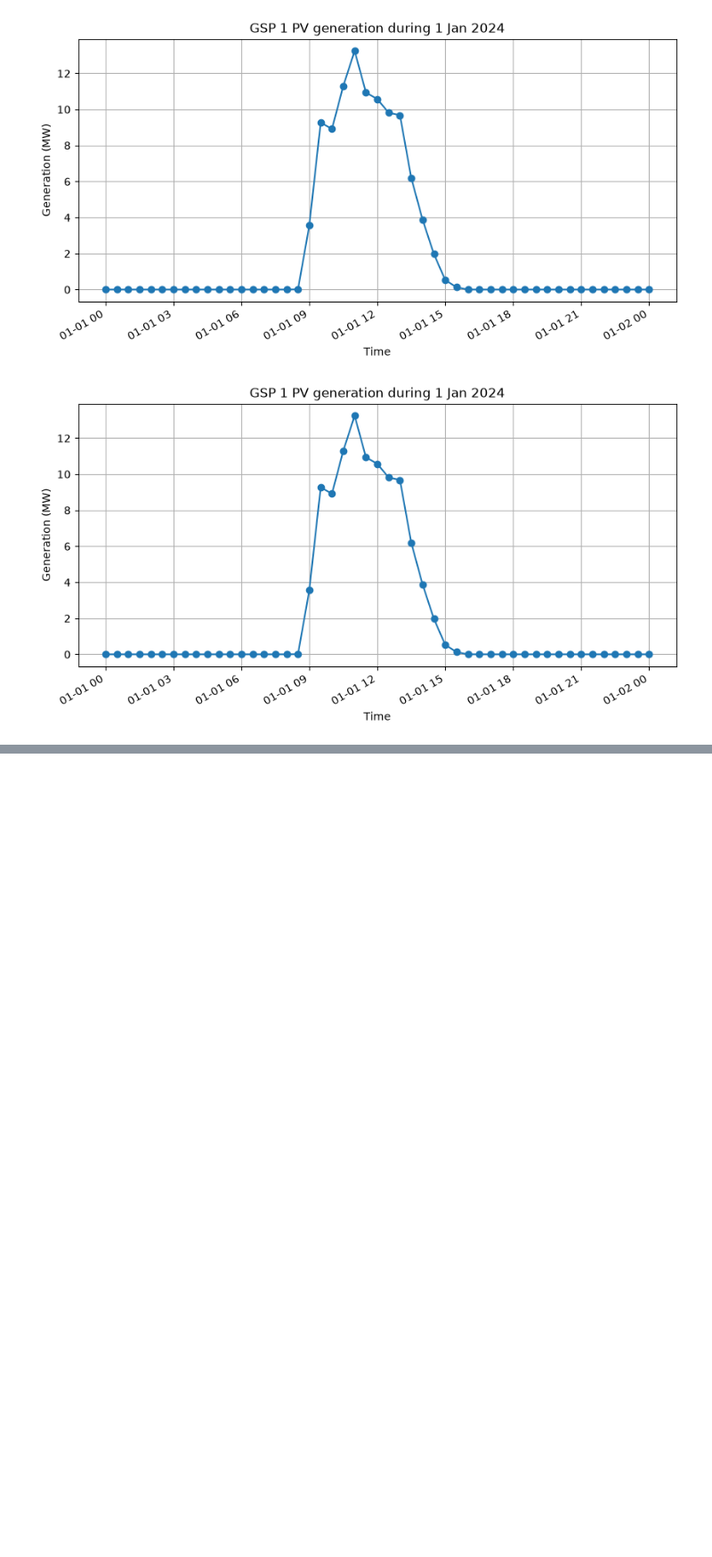
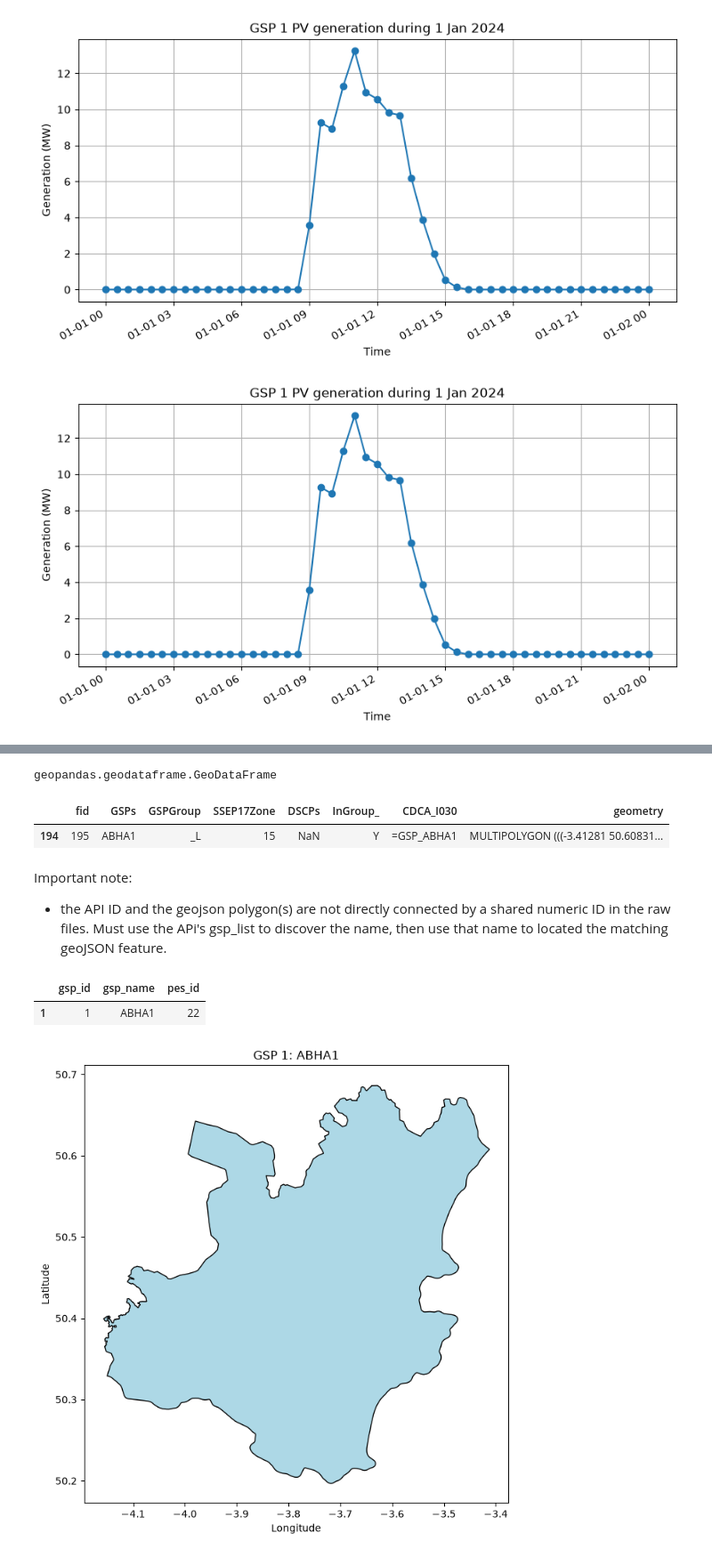
Before and after one commit to lukemccarvill/Met-Office-Solar-Luke, a Jupyter notebook: src/03_pvlive_gsp_capacity.ipynb, the cells around one changed output, grey strips where cells are left out. Shown at 89% size. Saved outputs shown, nothing was run; the diff lists cells and outputs as text; code cells hidden in the pictures; blank space fills up the shorter version.

Commit message:
labelled some gsp regions in 03_ notebook

```diff
--- a/src/03_pvlive_gsp_capacity.ipynb
+++ b/src/03_pvlive_gsp_capacity.ipynb
@@ -703,0 +711,6 @@ plt.show() # admittedly, the showing of dates and hours is not great here. ideal
+# %%
+# file: data/inputs/gsp_regions_20260209/Proj_4326/GSP_regions_4326_20260209.geojson
+
+gsp_path = Path("../data/inputs/gsp_regions_20260209/Proj_4326/GSP_regions_4326_20260209.geojson") # forgot a slash after the dots initially!
+# %%
+gsp_regions = gpd.read_file(gsp_path)
@@ -703,0 +863,39 @@ plt.show() # admittedly, the showing of dates and hours is not great here. ideal
+# %%
+type(gsp_regions)
+# %% [output]
+geopandas.geodataframe.GeoDataFrame
+# %%
+# filter this geodataframe to the name obtained from the API:
+
+selected_region = gsp_regions[
+    gsp_regions['GSPs'] == 'gsp_name' # or you can do =='ABHA1'
+]
+# %%
+selected_region
+# %% [output]
+|  | fid | GSPs | GSPGroup | SSEP17Zone | DSCPs | InGroup_ | CDCA_I030 | geometry |
+| 194 | 195 | ABHA1 | _L | 15 | NaN | Y | =GSP_ABHA1 | MULTIPOLYGON (((-3.41281 50.60831... |
+# %% [markdown]
+Important note:
+- the API ID and the geojson polygon(s) are not directly connected by a shared numeric ID in the raw files. Must use the APi's gsp_list to discover the name, then use that name to located the matching geoJSON feature.
+# %%
+gsp_1
+# %% [output]
+|  | gsp_id | gsp_name | pes_id |
+| 1 | 1 | ABHA1 | 22 |
+# %%
+fig, ax = plt.subplots(figsize=(8,8))
+
+selected_region.plot(
+    ax=ax,
+    facecolor='lightblue',
+    edgecolor='black'
+)
+
+ax.set_title('GSP 1: ABHA1')
+ax.set_xlabel('Longitude')
+ax.set_ylabel('Latitude')
+
+plt.show()
+# %% [output]
+[figure, added]
```
Also changed, not shown: parts of 34 cells of this notebook, 2 other files.
